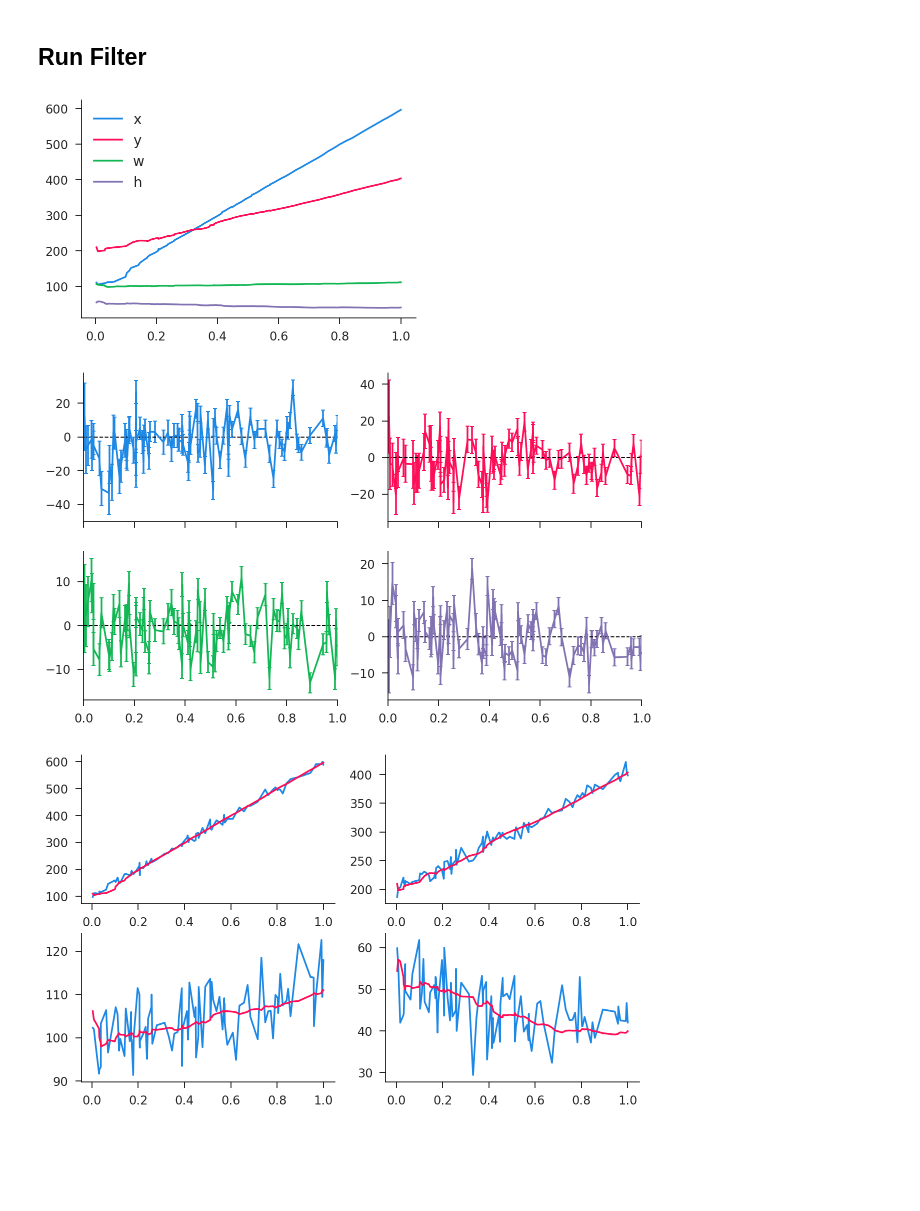
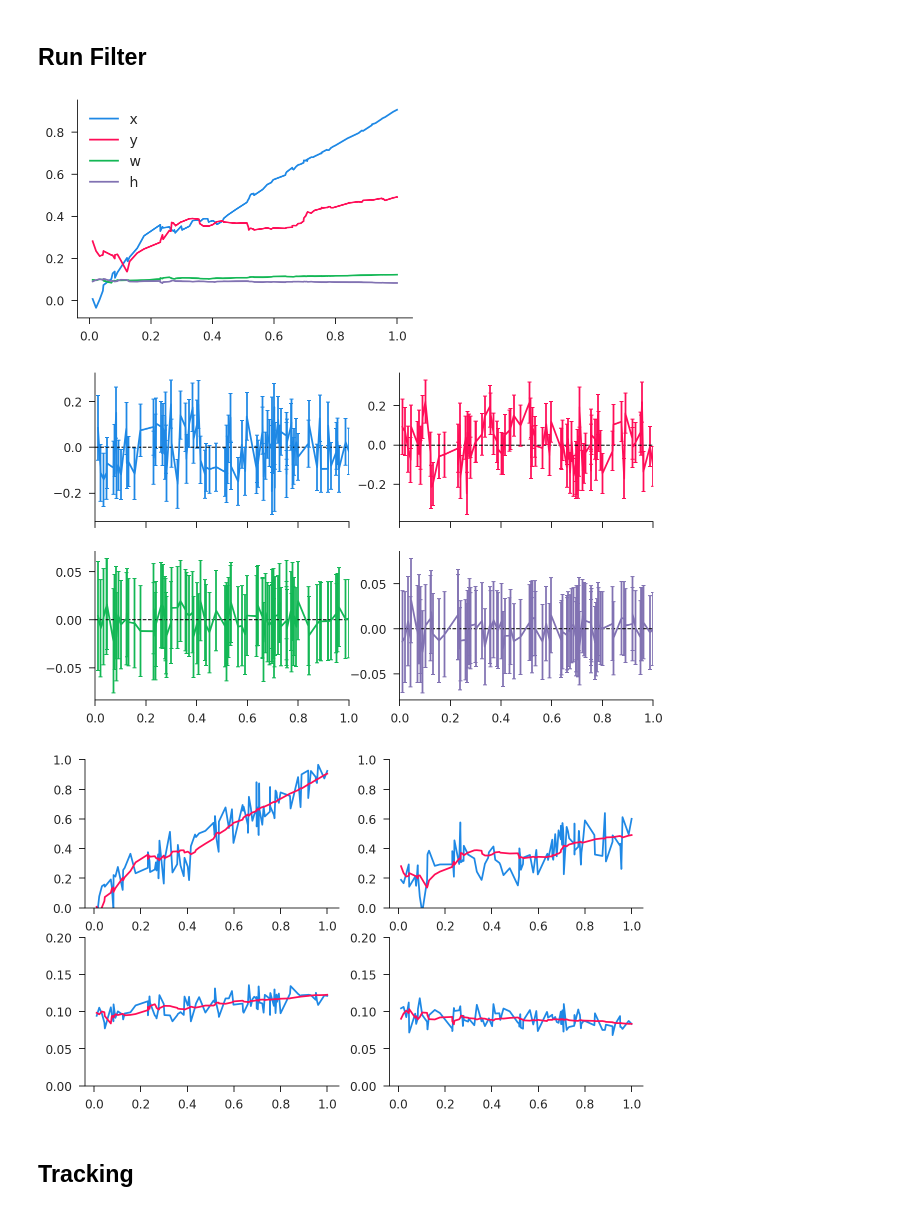
Before and after one commit to iamlemec/speedcam, a Jupyter notebook: notebooks/kalman.ipynb, the cells around one changed output. Cells and saved outputs as stored; diff of their text form; code cells hidden in the pictures; blank space fills up the shorter version.

```diff
--- a/notebooks/kalman.ipynb
+++ b/notebooks/kalman.ipynb
@@ -26,7 +26,7 @@ def gen_kalman(kal, time, path):
             t0 = t
         else:
             dt = t - t0
-            yield kal.predict(x, P, dt=dt)
+            yield kal.position(x, P, dt=dt)
             x, P = kal.update(x, P, z, dt=dt)
             t0 = t
 # %%
@@ -46,3 +40,9 @@ z1 = np.array([600, 400, 110, 40])
+# %%
+# path params
+N = 100
+zϵ = np.array([0.1, 0.1, 0.01, 0.01])
+z0 = np.array([0.1, 0.2, 0.1, 0.1])
+z1 = np.array([0.9, 0.5, 0.12, 0.08])
 # %%
 # generate path
 # t_path = np.linspace(0, 1, N)
@@ -58,18 +58,18 @@ df_obs.plot(**marker);
 # %%
 # kalman setup
 nd = 4
-σx = np.array([10, 10, 5, 5])
-σv = np.array([100, 100, 10, 10])
+σx = np.array([0.05, 0.05, 0.02, 0.02])
+σv = np.array([0.5, 0.5, 0.5, 0.5])
 k = kalman.KalmanTracker(nd, σx, σv)
 # %%
-z_pred = np.vstack([
-    np.hstack([x, std_diag(P)]) for x, P in gen_kalman(k, t_path, z_obs)
-])
-df_pred = pd.DataFrame(z_pred[:, :8], columns=names, index=t_path[1:])
-df_sigma = pd.DataFrame(z_pred[:, 8:], columns=names, index=t_path[1:])
-df_pred[names0].plot();
+x_list, P_list = zip(*gen_kalman(k, t_path, z_obs))
+x_pred = np.vstack(x_list)
+P_pred = np.vstack([std_diag(P) for P in P_list])
+df_pred = pd.DataFrame(x_pred, columns=names0, index=t_path[1:])
+df_sigma = pd.DataFrame(P_pred, columns=names0, index=t_path[1:])
+df_pred.plot();
 # %% [output]
-[figure, old version]
+[figure, new version]
 # %%
 df_err = (df_pred[names0] - df_obs).dropna()
 yerr = 2*df_sigma[names0].values.T
@@ -78,14 +78,18 @@ for ax in axs.flatten():
     ax.set_xlim(0, 1)
     make_hline(ax)
 # %% [output]
-[figure, old version]
+[figure, new version]
 # %%
 df_joint = pd.concat([
     df_obs.add_suffix('_obs'),
     df_pred[names0].add_suffix('_pred'),
 ], axis=1).dropna()
-fig, ax = plt.subplots(2, 2, figsize=(10, 6))
-for c, ax in zip(names0, ax.flatten()):
+fig, axs = plt.subplots(2, 2, figsize=(10, 6))
+for c, ax in zip(names0, axs.flatten()):
     df_joint[[f'{c}_obs', f'{c}_pred']].plot(ax=ax, legend=False)
+axs[0, 0].set_ylim(0, 1); axs[0, 1].set_ylim(0, 1);
+axs[1, 0].set_ylim(0, 0.2); axs[1, 1].set_ylim(0, 0.2);
 # %% [output]
-[figure, old version]
+[figure, new version]
+# %% [markdown]
+## Tracking
```
Also changed, not shown: parts of 8 cells of this notebook, 5 other files.
